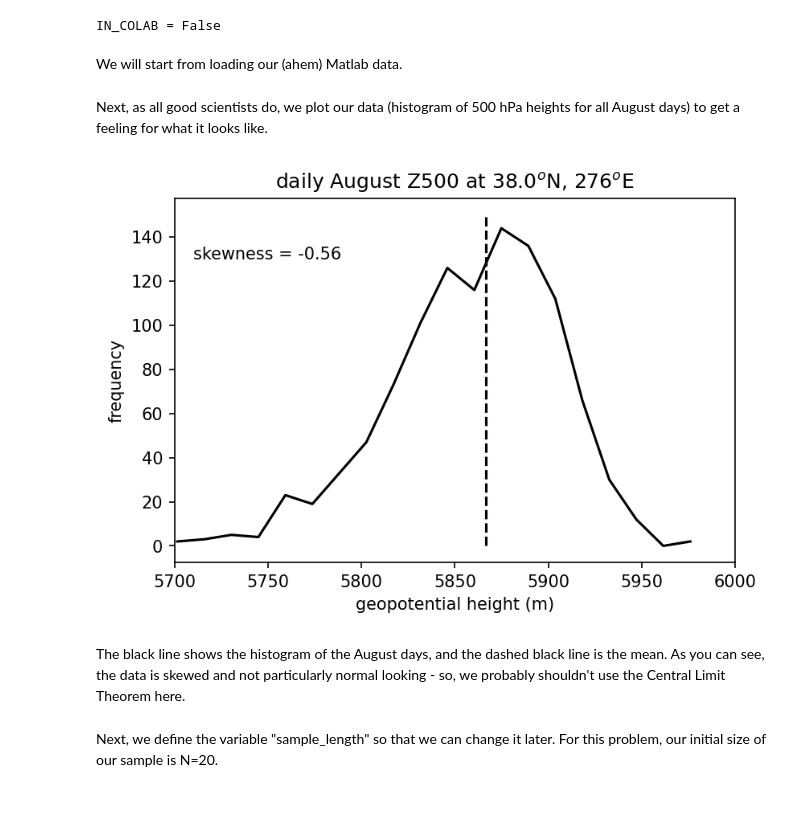
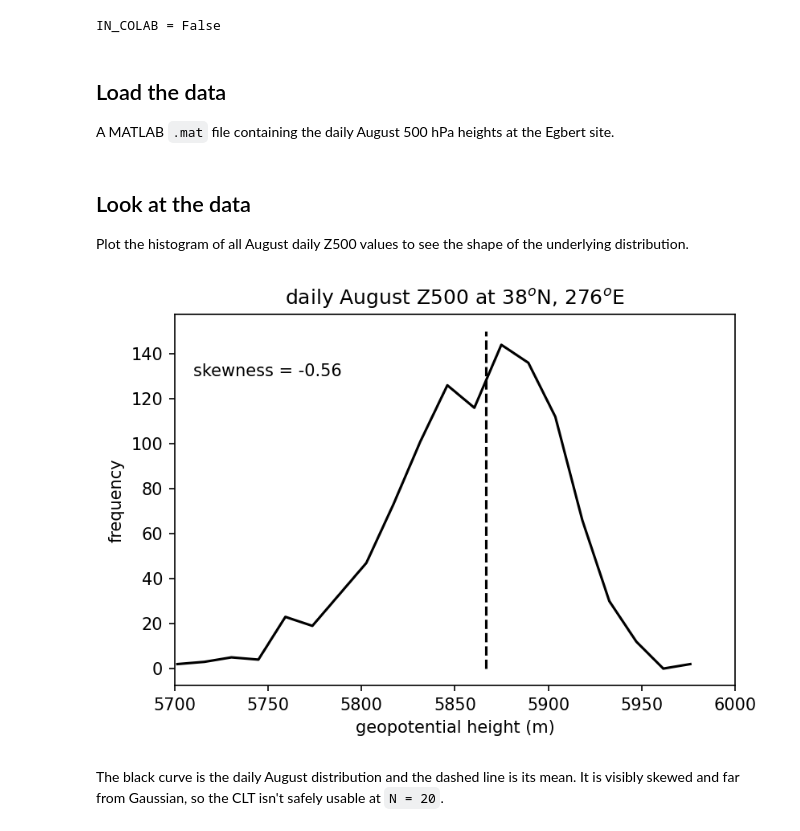
Before and after one commit to eabarnes1010/course_objective_analysis, a Jupyter notebook: code/subsampling_example.ipynb, the cells around one changed output. Saved outputs shown, nothing was run; the diff lists cells and outputs as text; code cells hidden in the pictures; blank space fills up the shorter version.

```diff
--- a/code/subsampling_example.ipynb
+++ b/code/subsampling_example.ipynb
@@ -22,10 +28,11 @@ Here's what we will do in the steps below: Run 2,500 experiments, within each ex
 # %%
 try:
     import google.colab
+
     IN_COLAB = True
-except:
+except ImportError:
     IN_COLAB = False
-print('IN_COLAB = ' + str(IN_COLAB))
+print(f"IN_COLAB = {IN_COLAB}")
 # %% [output]
 IN_COLAB = False
 # %%
@@ -41,39 +49,41 @@ plt.rcParams['figure.figsize'] = (12.0/2, 8.0/2)
-# %% [markdown]
-We will start from loading our (ahem) Matlab data.
+# %% [markdown]
+## Load the data
+
+A MATLAB `.mat` file containing the daily August 500 hPa heights at the Egbert site.
 # %%
 if IN_COLAB:
     !pip install wget
     import wget
-    filename = wget.download("https://raw.githubusercontent.com/eabarnes1010/course_objective_analysis/main/data/subsampling_example_Z500_August.mat")
+
+    filename = wget.download(
+        "https://raw.githubusercontent.com/eabarnes1010/course_objective_analysis/main/data/subsampling_example_Z500_August.mat"
+    )
 else:
-    filename = '../data/subsampling_example_Z500_August.mat'
+    filename = "../data/subsampling_example_Z500_August.mat"
+
 DATA = sio.loadmat(filename)
-X = DATA['X'][:,0]
-LAT = DATA['LAT'][0][0]
-LONG = DATA['LONG'][0][0]
+X = DATA["X"][:, 0]
+LAT = DATA["LAT"][0][0]
+LONG = DATA["LONG"][0][0]
-# %% [markdown]
-Next, as all good scientists do, we plot our data (histogram of 500 hPa heights for all August days) to get a feeling for what it looks like.
+# %% [markdown]
+## Look at the data
+
+Plot the histogram of all August daily Z500 values to see the shape of the underlying distribution.
 # %%
 plt.figure()
-h, bins = np.histogram(X,20)
-plt.plot(bins[:-1],h, color = 'black')
+h, bins = np.histogram(X, 20)
+plt.plot(bins[:-1], h, color="black")
 
-plt.xlabel('geopotential height (m)')
-plt.ylabel('frequency')
+plt.xlabel("geopotential height (m)")
+plt.ylabel("frequency")
+plt.plot([np.mean(X), np.mean(X)], [0.0, 150], "--", color="black")
+plt.title(f"daily August Z500 at {int(np.round(LAT))}$^o$N, {int(round(LONG))}$^o$E")
 
-plt.plot([np.mean(X), np.mean(X)],[0., 150],'--', color = 'black')
-
-plt.title('daily August Z500 at ' + str(np.round(LAT)) + '$^o$N, ' + str(round(LONG)) + '$^o$E')
-
-Z = (X-np.mean(X))/np.std(X)
-plt.text(5710, 130, 'skewness = ' + str(np.around(stats.skew(Z[:]), 2)))
-
+Z = (X - np.mean(X)) / np.std(X)
+plt.text(5710, 130, f"skewness = {np.around(stats.skew(Z[:]), 2)}")
 plt.xlim(5700, 6000)
-
 plt.show()
 # %% [output]
-[figure, old version]
+[figure, new version]
-# %% [markdown]
-The black line shows the histogram of the August days, and the dashed black line is the mean. As you can see, the data is skewed and not particularly normal looking - so, we probably shouldn't use the Central Limit Theorem here.
-# %% [markdown]
-Next, we define the variable "sample_length" so that we can change it later. For this problem, our initial size of our sample is N=20.
+# %% [markdown]
+The black curve is the daily August distribution and the dashed line is its mean. It is visibly skewed and far from Gaussian, so the CLT isn't safely usable at `N = 20`.
```
Also changed, not shown: parts of 19 cells of this notebook.
